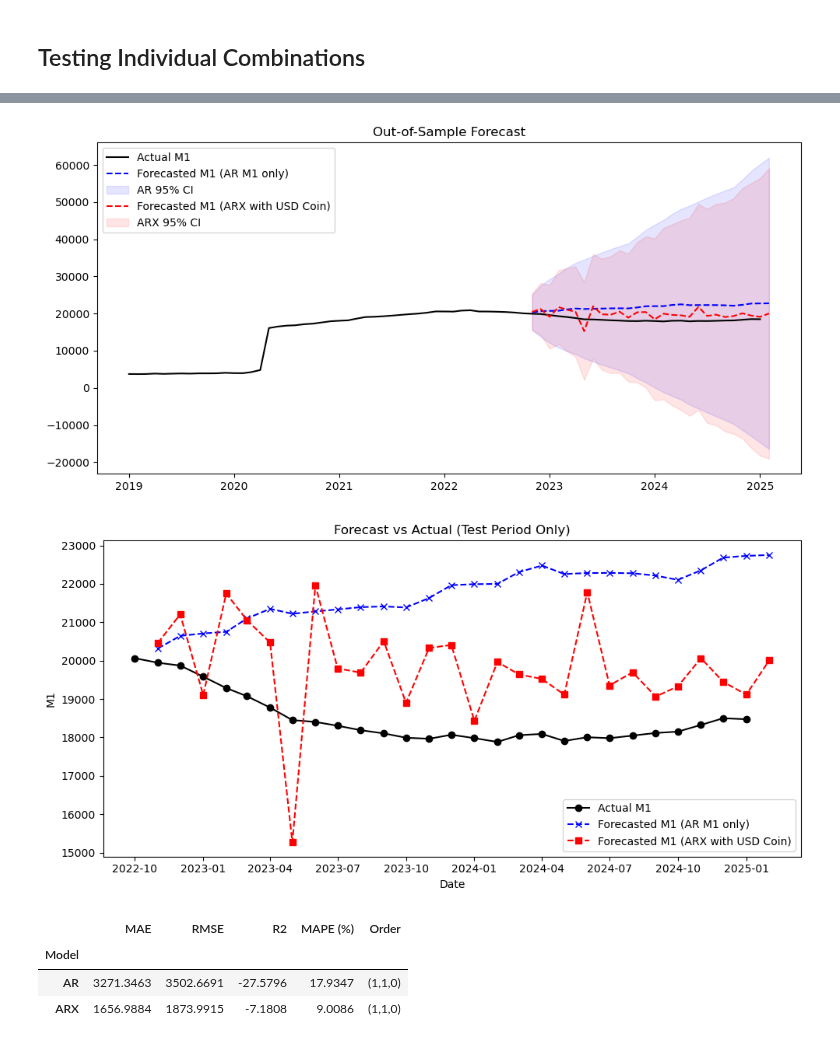
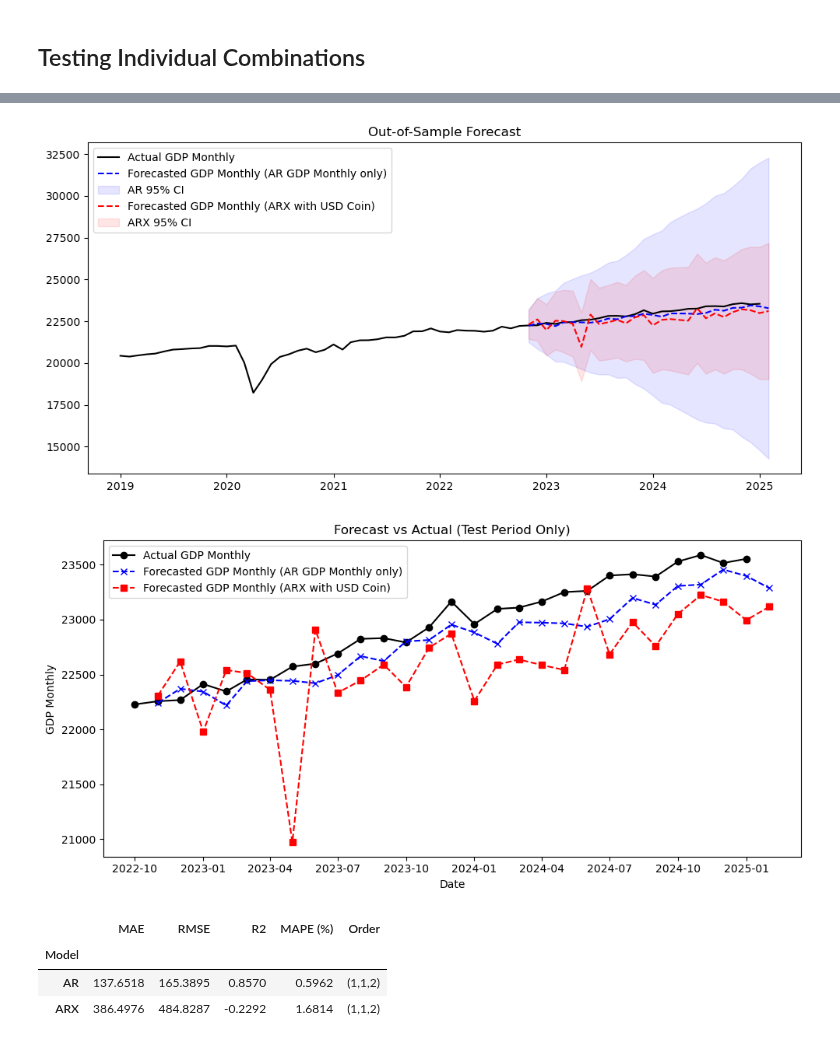
Before and after one commit to tianyishen701/CryptoMacroecon-Prediction-CSUREMM, a Jupyter notebook: AR.ipynb, the cells around one changed output, grey strips where cells are left out. Drawn from its saved outputs; the diff is of its cells as text; code cells hidden in the pictures.

```diff
--- a/AR.ipynb
+++ b/AR.ipynb
@@ -284,5 +284,5 @@ Combinations where ARX (with asset) outperforms AR on all metrics (MAE, RMSE, MA
 # %% [markdown]
 ## Testing Individual Combinations
 # %%
-run_model(df, 'M1', 'USD Coin', seasonal_order=(1, 1, 0, 12), asset_lag = 0, plot= True)
+run_model(df, 'GDP Monthly', 'USD Coin', seasonal_order=(1, 1, 0, 12), asset_lag = 0, plot= True)
 # %% [output]
@@ -289,6 +290,6 @@ run_model(df, 'M1', 'USD Coin', seasonal_order=(1, 1, 0, 12), asset_lag = 0, plo
-[figure, old version]
+[figure, new version]
-[figure, old version]
+[figure, new version]
 |  | MAE | RMSE | R2 | MAPE (%) | Order |
 | Model |  |  |  |  |  |
-| AR | 3271.3463 | 3502.6691 | -27.5796 | 17.9347 | (1,1,0) |
-| ARX | 1656.9884 | 1873.9915 | -7.1808 | 9.0086 | (1,1,0) |
+| AR | 137.6518 | 165.3895 | 0.8570 | 0.5962 | (1,1,2) |
+| ARX | 386.4976 | 484.8287 | -0.2292 | 1.6814 | (1,1,2) |
```
Also changed, not shown: parts of 1 cell of this notebook.
